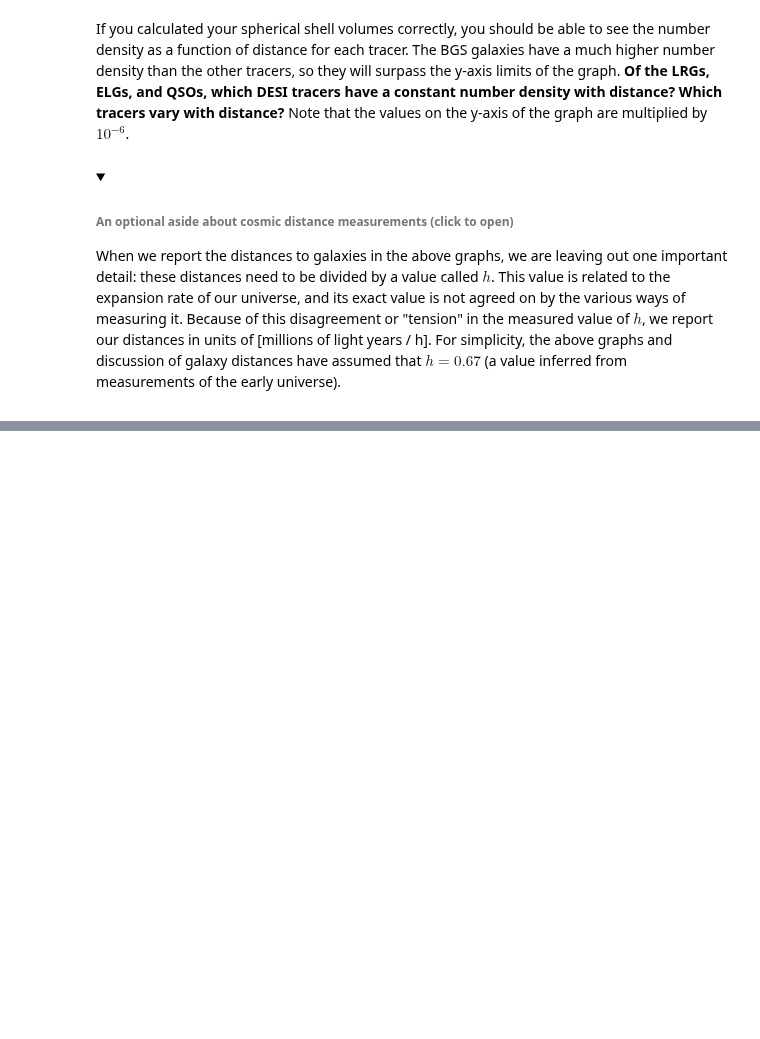
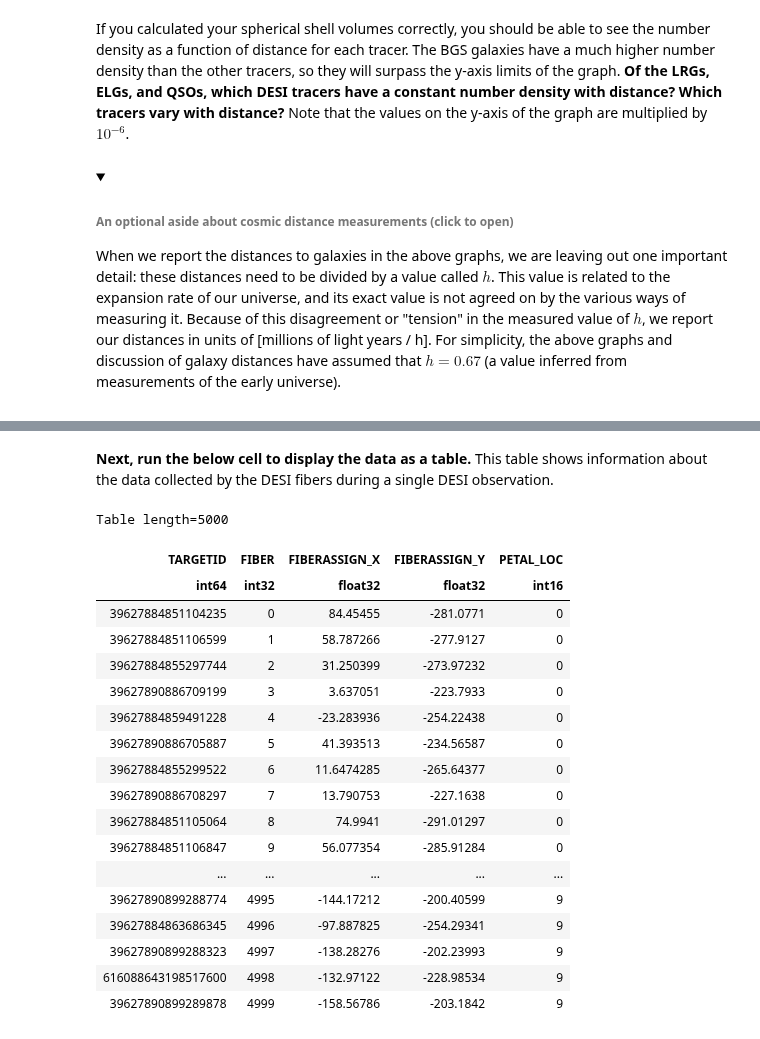
Before and after one commit to DESIHIGH/desihigh, a Jupyter notebook: notebooks/English/DESI_SurveyOverview.ipynb, the cells around one changed output, grey strips where cells are left out. Drawn from its saved outputs; the diff is of its cells as text; code cells hidden in the pictures; folded sections open; blank space fills up the shorter version.

```diff
--- a/notebooks/English/DESI_SurveyOverview.ipynb
+++ b/notebooks/English/DESI_SurveyOverview.ipynb
@@ -330,0 +177,26 @@ You've now become familiar with the four main types of tracers (BGS galaxies, LR
+# %%
+fiber_table = Table.read('../../data/fibers-153-20210504.fits')
+# %% [markdown]
+**Next, run the below cell to display the data as a table.** This table shows information about the data collected by the DESI fibers during a single DESI observation.
+# %%
+fiber_table
+# %% [output]
+Table length=5000
+| TARGETID | FIBER | FIBERASSIGN_X | FIBERASSIGN_Y | PETAL_LOC |
+| int64 | int32 | float32 | float32 | int16 |
+| 39627884851104235 | 0 | 84.45455 | -281.0771 | 0 |
+| 39627884851106599 | 1 | 58.787266 | -277.9127 | 0 |
+| 39627884855297744 | 2 | 31.250399 | -273.97232 | 0 |
+| 39627890886709199 | 3 | 3.637051 | -223.7933 | 0 |
+| 39627884859491228 | 4 | -23.283936 | -254.22438 | 0 |
+| 39627890886705887 | 5 | 41.393513 | -234.56587 | 0 |
+| 39627884855299522 | 6 | 11.6474285 | -265.64377 | 0 |
+| 39627890886708297 | 7 | 13.790753 | -227.1638 | 0 |
+| 39627884851105064 | 8 | 74.9941 | -291.01297 | 0 |
+| 39627884851106847 | 9 | 56.077354 | -285.91284 | 0 |
+| ... | ... | ... | ... | ... |
+| 39627890899288774 | 4995 | -144.17212 | -200.40599 | 9 |
+| 39627884863686345 | 4996 | -97.887825 | -254.29341 | 9 |
+| 39627890899288323 | 4997 | -138.28276 | -202.23993 | 9 |
+| 616088643198517600 | 4998 | -132.97122 | -228.98534 | 9 |
+| 39627890899289878 | 4999 | -158.56786 | -203.1842 | 9 |
```
Also changed, not shown: parts of 36 cells of this notebook, 5 other files.
